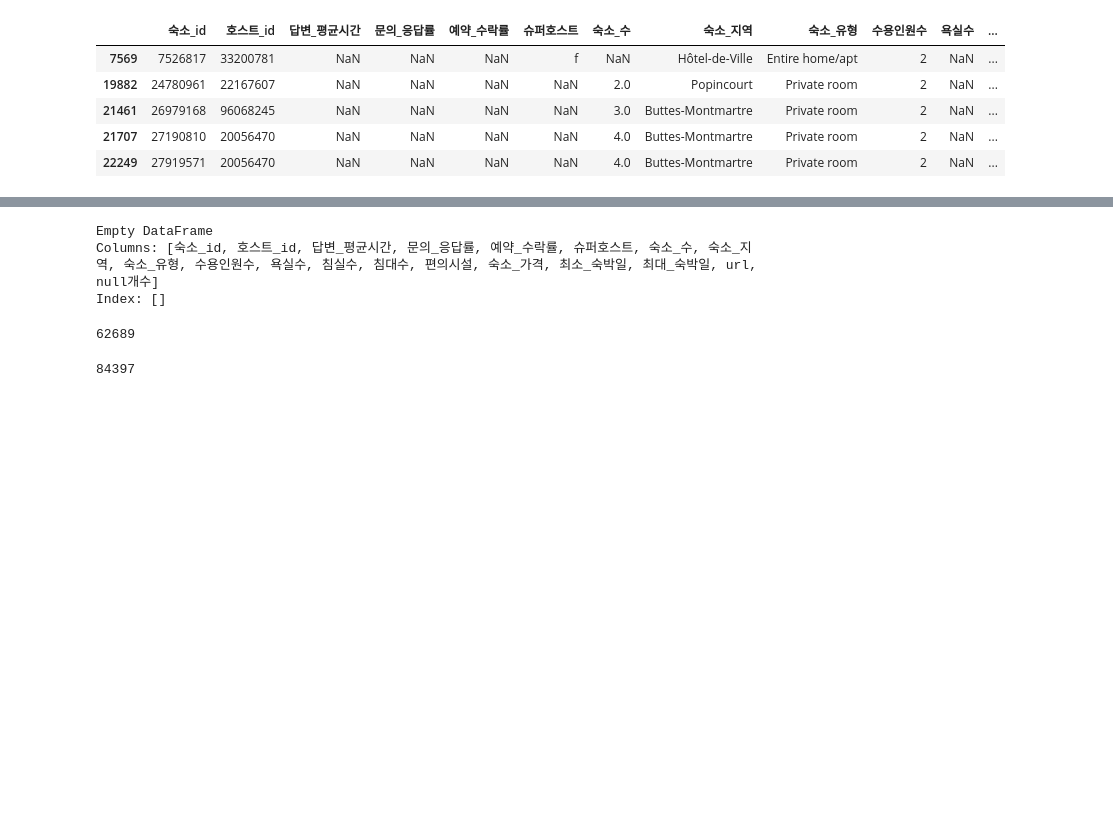
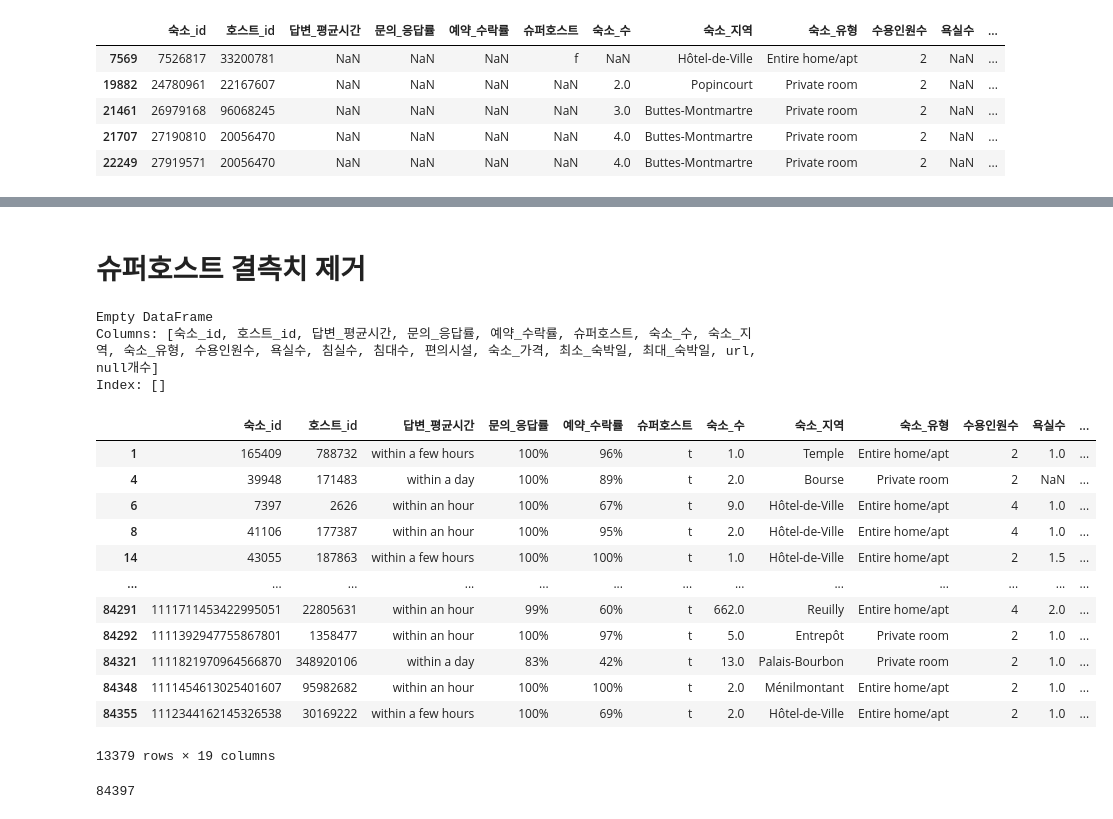
Before and after one commit to minseokpark6/WeeklyProject_Group3, a Jupyter notebook: Code/InwooChoi/데이터확인.ipynb, the cells around one changed output, grey strips where cells are left out. Cells and saved outputs as stored; diff of their text form; code cells hidden in the pictures; blank space fills up the shorter version.

```diff
--- a/Code/InwooChoi/데이터확인.ipynb
+++ b/Code/InwooChoi/데이터확인.ipynb
@@ -209,19 +213,33 @@ print(len(df_some_nan_room))
 
 욕실수, 침실수, 침대수, 숙소_가격 중 3개이하 NaN인 데이터프레임:
 16905
+# %% [markdown]
+# 슈퍼호스트 결측치 제거
 # %%
-df_superhost = df_lodging[ df_lodging['슈퍼호스트'].isnull()]
-df_superhost_non = df_lodging[~df_lodging['슈퍼호스트'].isnull()]
+df_superhost = df_lodging[df_lodging['슈퍼호스트'].isnull()]  # null o
+df_superhost_check = df_lodging[df_lodging['슈퍼호스트']=='t']  # 슈퍼호스트
 
-print(df_superhost_non[df_superhost_non['호스트_id'].isin(df_superhost['호스트_id'])])
+print(df_superhost[df_superhost['호스트_id'].isin(df_superhost_check['호스트_id'])])   # 결과 0 => null 값의 호스트들은 전부 슈퍼호스트 아님
 # %% [output]
 Empty DataFrame
 Columns: [숙소_id, 호스트_id, 답변_평균시간, 문의_응답률, 예약_수락률, 슈퍼호스트, 숙소_수, 숙소_지역, 숙소_유형, 수용인원수, 욕실수, 침실수, 침대수, 편의시설, 숙소_가격, 최소_숙박일, 최대_숙박일, url, null개수]
 Index: []
-# %%
-len(df_lodging['호스트_id'].unique())
-# %% [output]
-62689
+# %%
+df_superhost_check
+# %% [output]
+|  | 숙소_id | 호스트_id | 답변_평균시간 | 문의_응답률 | 예약_수락률 | 슈퍼호스트 | 숙소_수 | 숙소_지역 | 숙소_유형 | 수용인원수 | 욕실수 | ... |
+| 1 | 165409 | 788732 | within a few hours | 100% | 96% | t | 1.0 | Temple | Entire home/apt | 2 | 1.0 | ... |
+| 4 | 39948 | 171483 | within a day | 100% | 89% | t | 2.0 | Bourse | Private room | 2 | NaN | ... |
+| 6 | 7397 | 2626 | within an hour | 100% | 67% | t | 9.0 | Hôtel-de-Ville | Entire home/apt | 4 | 1.0 | ... |
+| 8 | 41106 | 177387 | within an hour | 100% | 95% | t | 2.0 | Hôtel-de-Ville | Entire home/apt | 4 | 1.0 | ... |
+| 14 | 43055 | 187863 | within a few hours | 100% | 100% | t | 1.0 | Hôtel-de-Ville | Entire home/apt | 2 | 1.5 | ... |
+| ... | ... | ... | ... | ... | ... | ... | ... | ... | ... | ... | ... | ... |
+| 84291 | 1111711453422995051 | 22805631 | within an hour | 99% | 60% | t | 662.0 | Reuilly | Entire home/apt | 4 | 2.0 | ... |
+| 84292 | 1111392947755867801 | 1358477 | within an hour | 100% | 97% | t | 5.0 | Entrepôt | Private room | 2 | 1.0 | ... |
+| 84321 | 1111821970964566870 | 348920106 | within a day | 83% | 42% | t | 13.0 | Palais-Bourbon | Private room | 2 | 1.0 | ... |
+| 84348 | 1111454613025401607 | 95982682 | within an hour | 100% | 100% | t | 2.0 | Ménilmontant | Entire home/apt | 2 | 1.0 | ... |
+| 84355 | 1112344162145326538 | 30169222 | within a few hours | 100% | 69% | t | 2.0 | Hôtel-de-Ville | Entire home/apt | 2 | 1.0 | ... |
+13379 rows × 19 columns
 # %%
 len(df_lodging)
 # %% [output]
```
Also changed, not shown: parts of 8 cells of this notebook, 2 other files.
